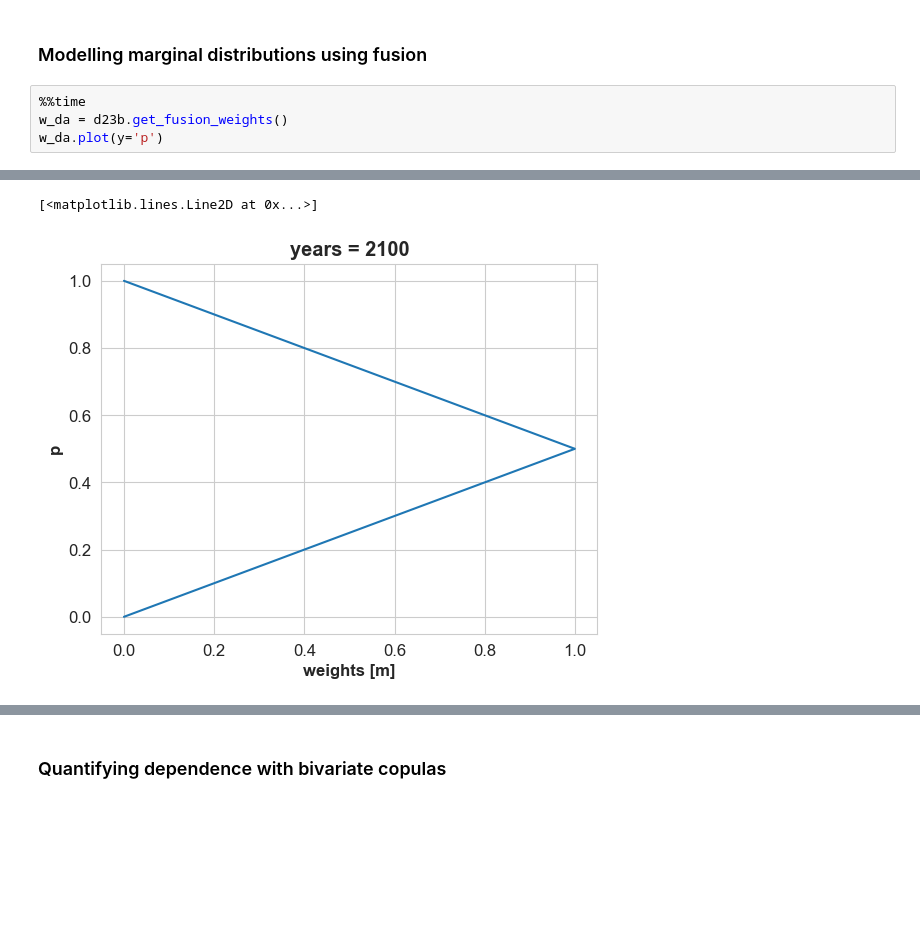
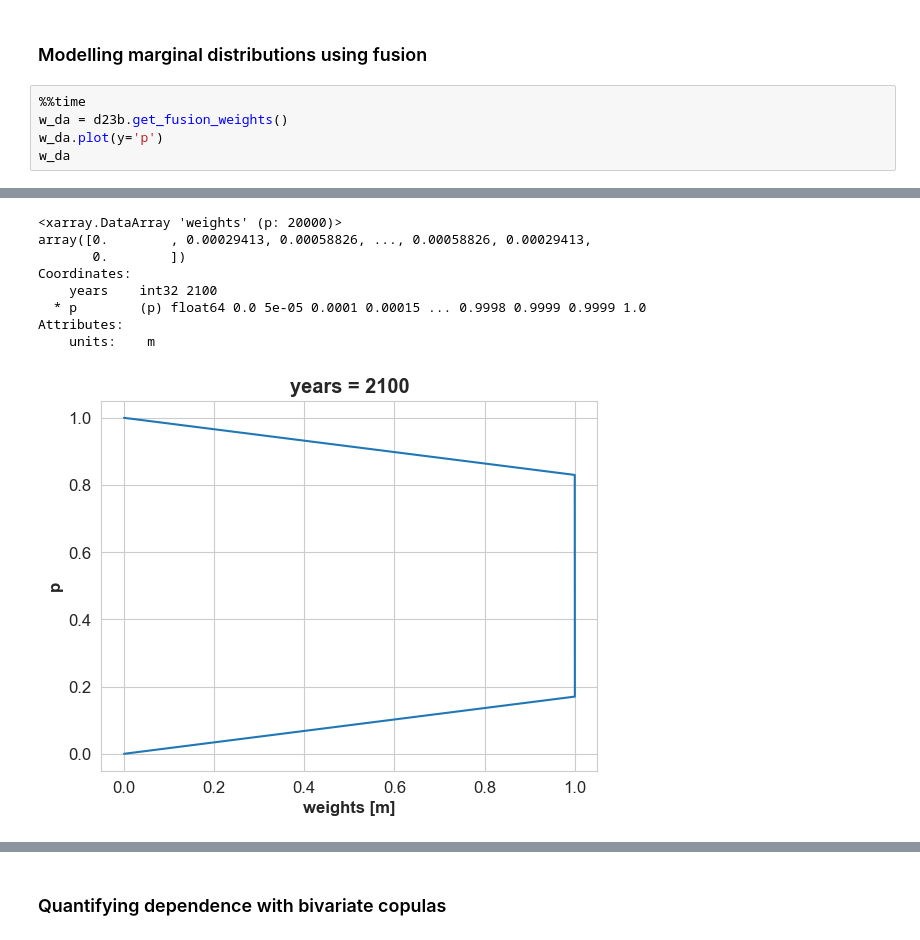
Before and after one commit to grandey/d23b-ice-dependence, a Jupyter notebook: test_d23b.ipynb, the cells around one changed output, grey strips where cells are left out. Cells and saved outputs as stored; diff of their text form; blank space fills up the shorter version.

Commit message:
d23b.py get_fusion_weights(): use trapezoidal (not triangular) weighting function.

```diff
--- a/test_d23b.ipynb
+++ b/test_d23b.ipynb
@@ -139,4 +139,5 @@ Attributes:
 %%time
 w_da = d23b.get_fusion_weights()
 w_da.plot(y='p')
+w_da
 # %% [output]
@@ -145,5 +146,12 @@ Wall time: 20.6 ms
-[<matplotlib.lines.Line2D at 0x...>]
+<xarray.DataArray 'weights' (p: 20000)>
+array([0.        , 0.00029413, 0.00058826, ..., 0.00058826, 0.00029413,
+       0.        ])
+Coordinates:
+    years    int32 2100
+  * p        (p) float64 0.0 5e-05 0.0001 0.00015 ... 0.9998 0.9999 0.9999 1.0
+Attributes:
+    units:    m
-[figure, old version]
+[figure, new version]
 # %%
 %%time
 for workflow in ['wf_1e', 'wf_3e', 'wf_4', 'outer', 'fusion_1e']:
```
Also changed, not shown: parts of 23 cells of this notebook, 7 other files.
